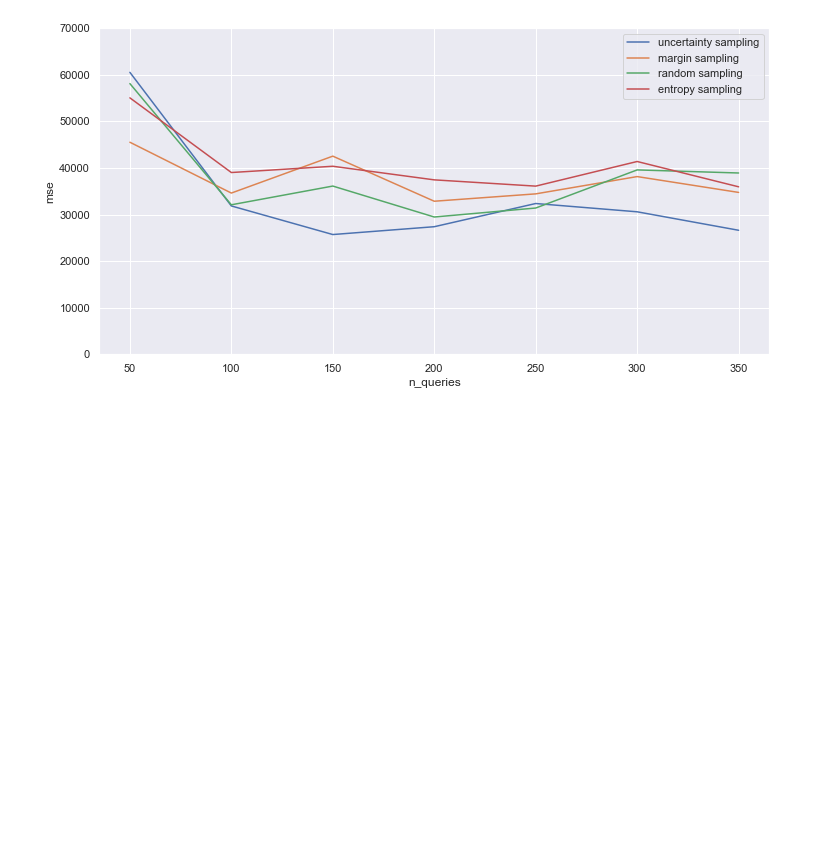
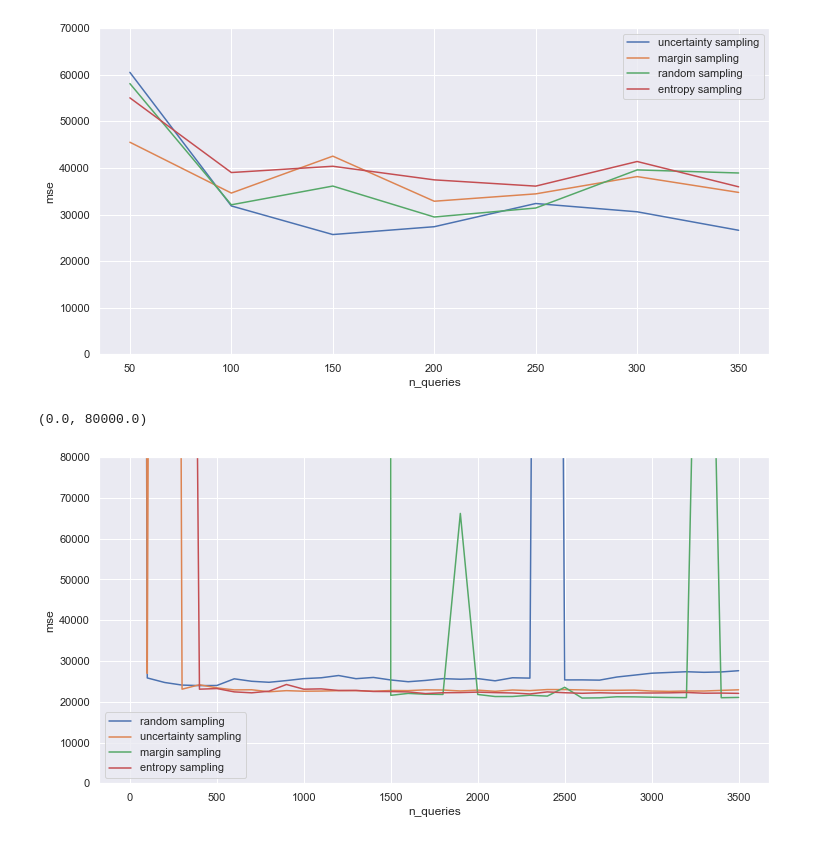
Before and after one commit to telenovelachuan/data_science, a Jupyter notebook: master_project/active_learning.ipynb, the cells around one changed output. Saved outputs shown, nothing was run; the diff lists cells and outputs as text; code cells hidden in the pictures; blank space fills up the shorter version.

```diff
--- a/master_project/active_learning.ipynb
+++ b/master_project/active_learning.ipynb
@@ -302,3 +345,32 @@ x, y ,z
 
 # hybrid method?
 # finding the threshold...
+# %%
+mse_dict_random_all = {0: 1481907.6577415376, 100: 25841.525438717963, 200: 24727.02740748833, 300: 24092.65276070646, 400: 23963.21940956687, 500: 23991.147395764212, 600: 25628.667440685214, 700: 25024.193378202555, 800: 24777.152029530884, 900: 25196.445702470563, 1000: 25674.840029416675, 1100: 25883.56069006502, 1200: 26436.43485654017, 1300: 25658.879740412067, 1400: 25968.193514480765, 1500: 25344.68022552306, 1600: 24912.330919604483, 1700: 25229.882705861946, 1800: 25671.610168702322, 1900: 25522.935436781627, 2000: 25682.574497210928, 2100: 25134.978641618898, 2200: 25886.160607611368, 2300: 25798.002745322938, 2400: 735741.7302452568, 2500: 25355.617556273315, 2600: 25365.000216134857, 2700: 25301.69628522448, 2800: 26068.278914723927, 2900: 26528.752393606817, 3000: 27001.7027550802, 3100: 27185.547553647575, 3200: 27367.716597860304, 3300: 27221.532417915107, 3400: 27312.012946886705, 3500: 27616.62071556729}
+mse_dict_uncertainty_all = {0: 1976323.4497214677, 100: 26949.745625707583, 200: 1109493.262826402, 300: 23082.55115784312, 400: 24170.28741543778, 500: 23406.82128675905, 600: 22909.453347799485, 700: 22946.529606484768, 800: 22450.319941438716, 900: 22725.997092877424, 1000: 22585.793326862913, 1100: 22622.687573803298, 1200: 22723.99940435943, 1300: 22741.16656483532, 1400: 22578.72827014733, 1500: 22759.511141226525, 1600: 22732.33596572474, 1700: 22924.478135755005, 1800: 22876.367321421465, 1900: 22649.849956484835, 2000: 22853.064082610203, 2100: 22563.72599554475, 2200: 22886.776081712702, 2300: 22738.281640831683, 2400: 22994.790221537372, 2500: 22983.987502361782, 2600: 22904.134606311705, 2700: 22792.206909503442, 2800: 22813.356978777334, 2900: 22852.587389692082, 3000: 22627.306567339765, 3100: 22554.26029476668, 3200: 22646.36249043809, 3300: 22636.02893350931, 3400: 22789.37094584377, 3500: 22931.51702625892}
+#mse_dict_uncertainty_all = {0: 1799770.920345579, 100: 32090.850639073087, 200: 27145.83201486815, 300: 25126.027164996714, 400: 25322.303488877278, 500: 25490.14117412614, 600: 25669.350167624943, 700: 25774.309102513722, 800: 25970.221404023934, 900: 25985.881715608873, 1000: 25714.691185876436, 1100: 25861.350326225747, 1200: 26439.16705806651, 1300: 25824.711859517472, 1400: 26213.06945750426, 1500: 25940.59846093999, 1600: 25973.214341596064, 1700: 26911.823782632502, 1800: 26180.54633663225, 1900: 26337.252975087005, 2000: 26506.962600762836, 2100: 26203.72188632323, 2200: 26005.598326043822, 2300: 26029.747615873628, 2400: 26292.320625661214, 2500: 26025.676739060636, 2600: 26297.84821443902, 2700: 25641.464925041902, 2800: 25934.581121692438, 2900: 25903.673866850022, 3000: 26083.18377084815, 3100: 26079.86217050503, 3200: 25981.825584903156, 3300: 25991.842411304173, 3400: 25665.179765656485, 3500: 25913.734244300944}
+mse_dict_margin_all = {0: 2102634.6736408356, 100: 7155771.6418632, 200: 14616455.969799563, 300: 87215009.48096524, 400: 42532118.25084818, 500: 125103812.18125308, 600: 11974858.552119827, 700: 150153.51678085435, 800: 144676.84068416478, 900: 46339819.223987065, 1000: 17755628.801744763, 1100: 45339534.59749061, 1200: 54304667.22167895, 1300: 1494759.1194677956, 1400: 36834089.25480797, 1500: 21575.65431584908, 1600: 22049.515943648938, 1700: 21848.86996330375, 1800: 21796.504049851657, 1900: 66193.27841500648, 2000: 21783.21020185357, 2100: 21284.516210719263, 2200: 21287.474770120196, 2300: 21601.380447503452, 2400: 21380.803239139543, 2500: 23555.431174622572, 2600: 20910.57122242345, 2700: 20964.84389161653, 2800: 21223.315046656917, 2900: 21202.722682212687, 3000: 21117.34243100379, 3100: 21048.816529115935, 3200: 21008.75231498228, 3300: 220822.44678693637, 3400: 20994.552573997044, 3500: 21065.129110293747}
+mse_dict_entropy_all = {0: 2234621.7780227363, 100: 645149.6418316119, 200: 192950061.68038878, 300: 529774.4486081064, 400: 23083.027910052984, 500: 23243.796036217664, 600: 22424.870057710214, 700: 22191.324707553285, 800: 22590.54869009684, 900: 24235.55815696344, 1000: 23083.098723052157, 1100: 23163.284606806483, 1200: 22770.361049150713, 1300: 22776.675130250165, 1400: 22526.00931034122, 1500: 22507.897931638086, 1600: 22410.344589886266, 1700: 22003.52701843523, 1800: 22210.51246365832, 1900: 22249.483485412118, 2000: 22365.592897781044, 2100: 22242.08663799574, 2200: 22154.243621250072, 2300: 21913.221058816478, 2400: 22414.61962119141, 2500: 22214.936248242735, 2600: 22077.514460706647, 2700: 22201.93600723853, 2800: 22114.559401444876, 2900: 22156.099110471474, 3000: 22148.264988775754, 3100: 22187.985642726144, 3200: 22278.368899857272, 3300: 22097.696639256483, 3400: 22127.74318240235, 3500: 22059.6624293098}
+
+n_queries = list(mse_dict_random_all.keys())
+mses_random_all = list(mse_dict_random_all.values())
+mses_uncertainty_all = list(mse_dict_uncertainty_all.values())
+mses_margin_all = list(mse_dict_margin_all.values())
+mses_entropy_all = list(mse_dict_entropy_all.values())
+
+
+sns.set()
+plt.figure(figsize=(12, 6))
+plt.plot(n_queries, mses_random_all, label="random sampling")
+plt.plot(n_queries, mses_uncertainty_all, label="uncertainty sampling")
+plt.plot(n_queries, mses_margin_all, label="margin sampling")
+plt.plot(n_queries, mses_entropy_all, label="entropy sampling")
+
+
+plt.ylabel("mse")
+plt.xlabel("n_queries")
+plt.legend()
+plt.ylim((0, 80000))
+# %% [output]
+(0.0, 80000.0)
+[figure, added]
```
Also changed, not shown: parts of 4 cells of this notebook, 5 other files.
